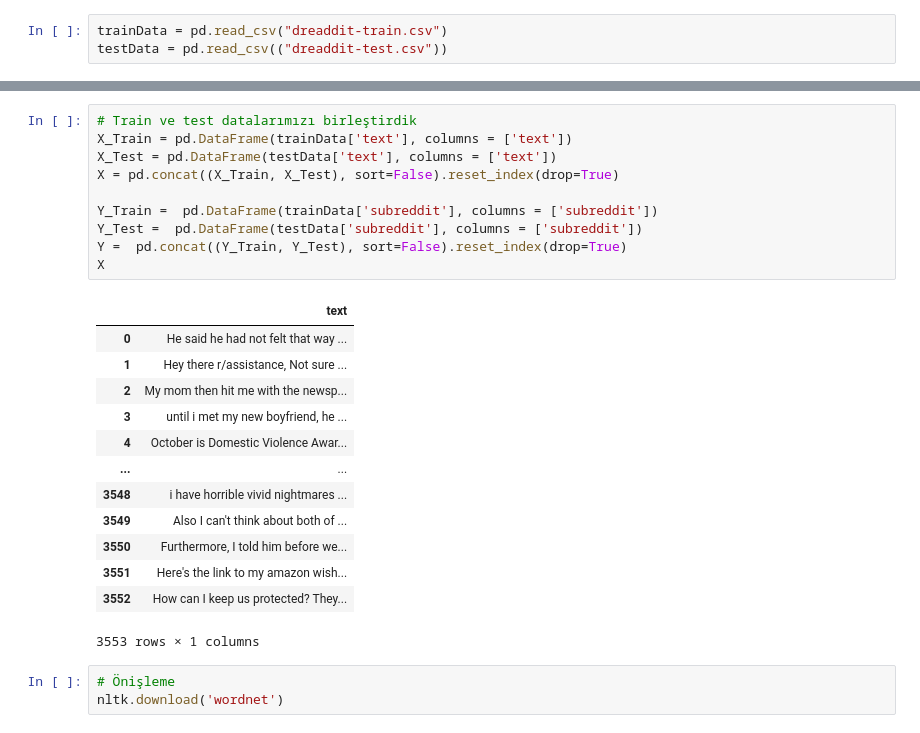
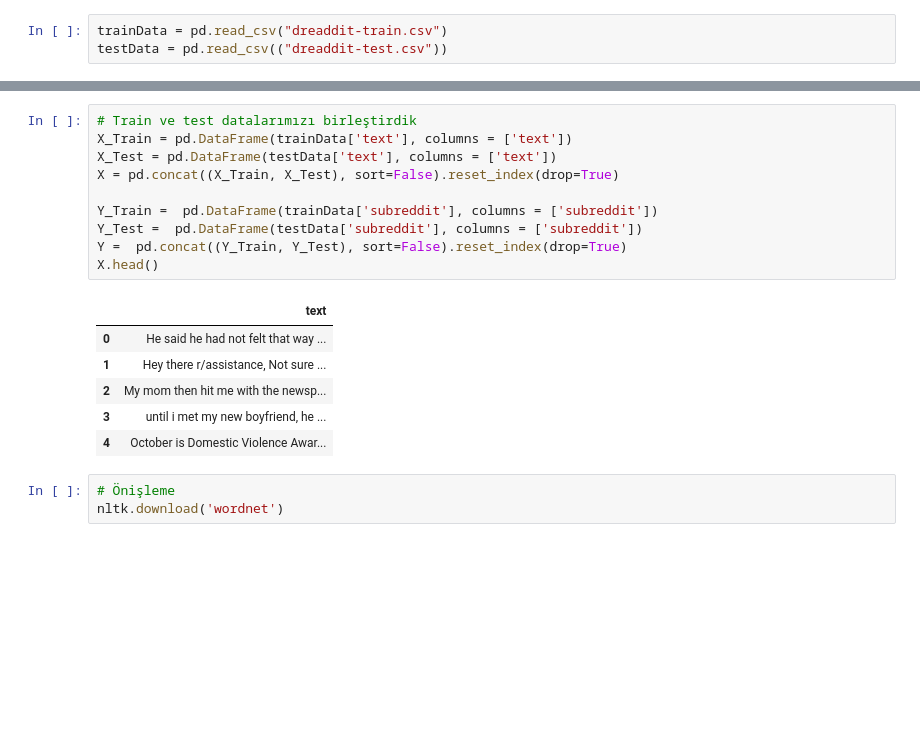
Before and after one commit to CagataySencan/StressAnalysis, a Jupyter notebook: Reddit_Stress_Analysis.ipynb, the cells around one changed output, grey strips where cells are left out. Cells and saved outputs as stored; diff of their text form; blank space fills up the shorter version.

```diff
--- a/Reddit_Stress_Analysis.ipynb
+++ b/Reddit_Stress_Analysis.ipynb
@@ -62,27 +62,20 @@ Length: 116, dtype: int64
 # %%
 # Train ve test datalarımızı birleştirdik
 X_Train = pd.DataFrame(trainData['text'], columns = ['text'])
 X_Test = pd.DataFrame(testData['text'], columns = ['text'])
 X = pd.concat((X_Train, X_Test), sort=False).reset_index(drop=True)
 
 Y_Train =  pd.DataFrame(trainData['subreddit'], columns = ['subreddit'])
 Y_Test =  pd.DataFrame(testData['subreddit'], columns = ['subreddit'])
 Y =  pd.concat((Y_Train, Y_Test), sort=False).reset_index(drop=True)
-X
+X.head()
 # %% [output]
 |  | text |
 | 0 | He said he had not felt that way ... |
 | 1 | Hey there r/assistance, Not sure ... |
 | 2 | My mom then hit me with the newsp... |
 | 3 | until i met my new boyfriend, he ... |
 | 4 | October is Domestic Violence Awar... |
-| ... | ... |
-| 3548 | i have horrible vivid nightmares ... |
-| 3549 | Also I can't think about both of ... |
-| 3550 | Furthermore, I told him before we... |
-| 3551 | Here's the link to my amazon wish... |
-| 3552 | How can I keep us protected? They... |
-3553 rows × 1 columns
 # %%
 # Önişleme
 nltk.download('wordnet')
```
Also changed, not shown: parts of 5 cells of this notebook.
